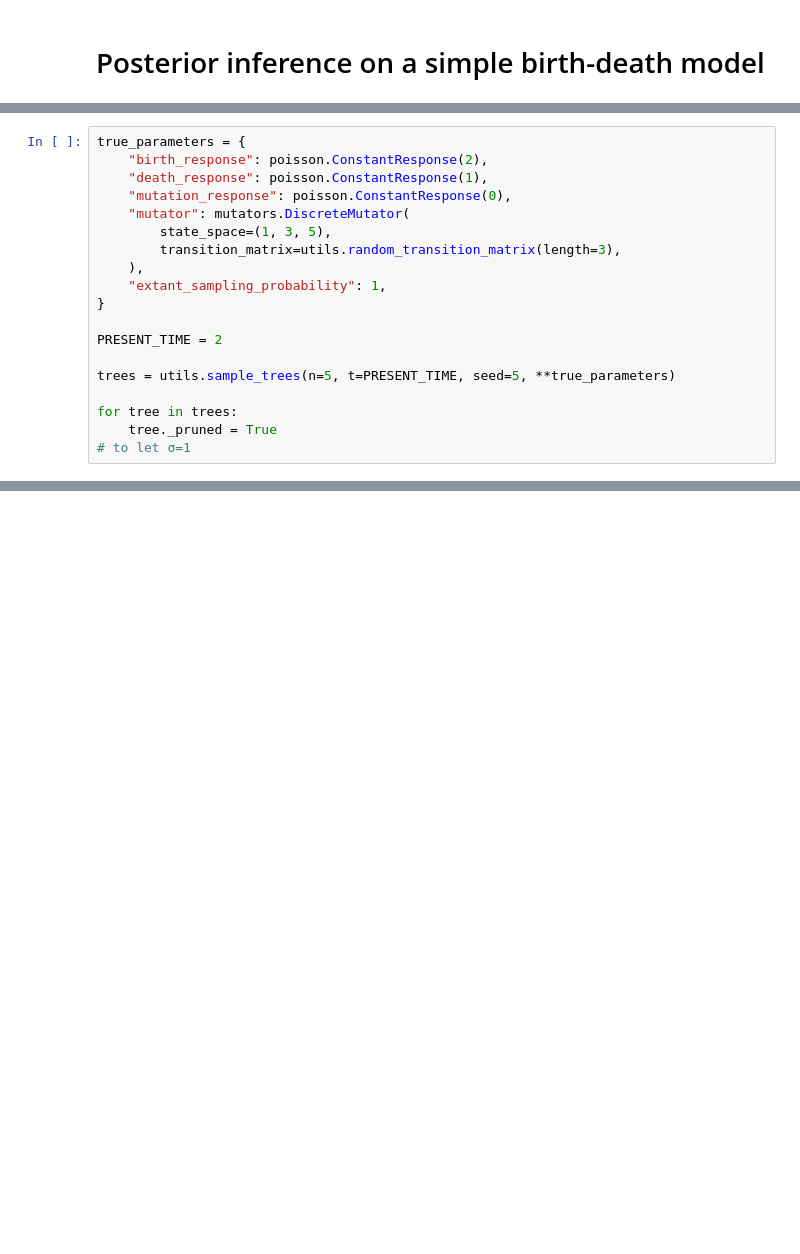
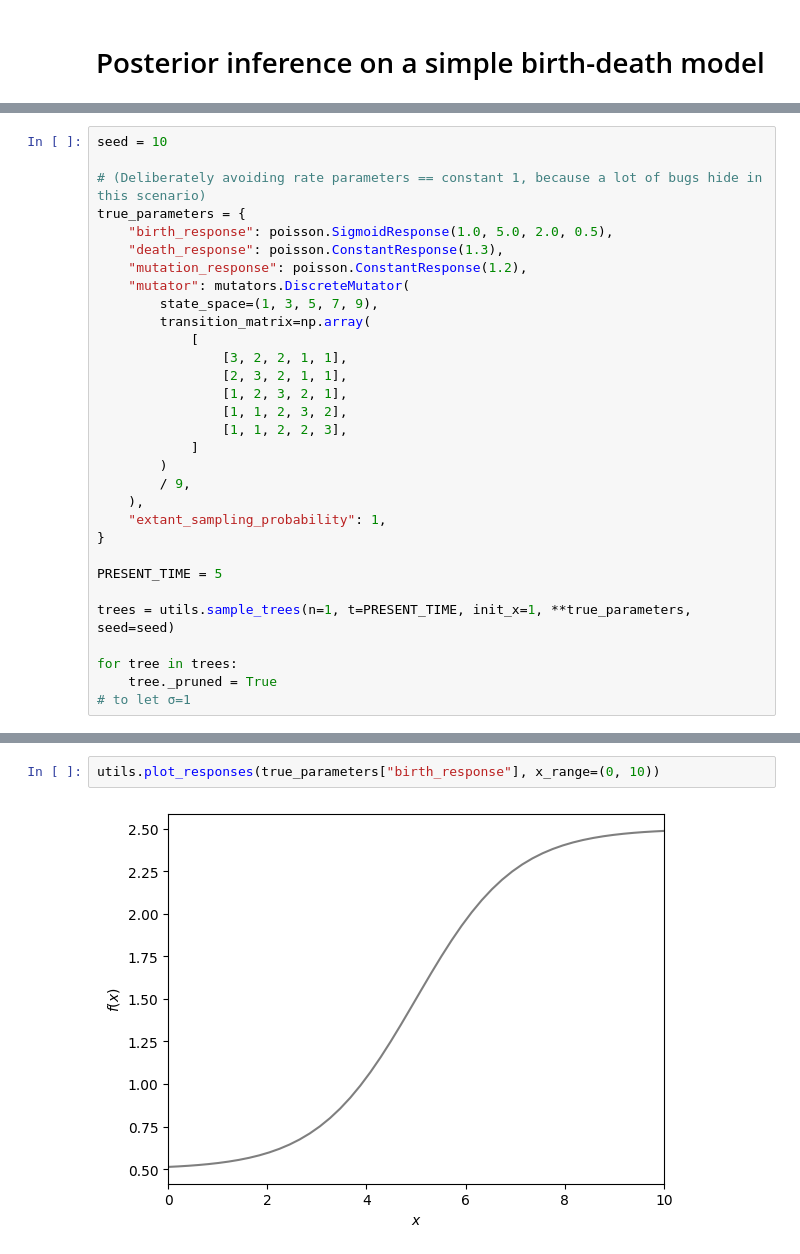
Before and after one commit to matsengrp/gcdyn, a Jupyter notebook: notebooks/inference/birth_death/geweke_test/mcmc-demo.ipynb, the cells around one changed output, grey strips where cells are left out. Drawn from its saved outputs; the diff is of its cells as text; blank space fills up the shorter version.

```diff
--- a/notebooks/inference/birth_death/geweke_test/mcmc-demo.ipynb
+++ b/notebooks/inference/birth_death/geweke_test/mcmc-demo.ipynb
@@ -15,20 +13,32 @@ import pickle
 
 config.update("jax_enable_x64", True)
 # %%
+seed = 10
+
+# (Deliberately avoiding rate parameters == constant 1, because a lot of bugs hide in this scenario)
 true_parameters = {
-    "birth_response": poisson.ConstantResponse(2),
-    "death_response": poisson.ConstantResponse(1),
-    "mutation_response": poisson.ConstantResponse(0),
+    "birth_response": poisson.SigmoidResponse(1.0, 5.0, 2.0, 0.5),
+    "death_response": poisson.ConstantResponse(1.3),
+    "mutation_response": poisson.ConstantResponse(1.2),
     "mutator": mutators.DiscreteMutator(
-        state_space=(1, 3, 5),
-        transition_matrix=utils.random_transition_matrix(length=3),
+        state_space=(1, 3, 5, 7, 9),
+        transition_matrix=np.array(
+            [
+                [3, 2, 2, 1, 1],
+                [2, 3, 2, 1, 1],
+                [1, 2, 3, 2, 1],
+                [1, 1, 2, 3, 2],
+                [1, 1, 2, 2, 3],
+            ]
+        )
+        / 9,
     ),
     "extant_sampling_probability": 1,
 }
 
-PRESENT_TIME = 2
+PRESENT_TIME = 5
 
-trees = utils.sample_trees(n=5, t=PRESENT_TIME, seed=5, **true_parameters)
+trees = utils.sample_trees(n=1, t=PRESENT_TIME, init_x=1, **true_parameters, seed=seed)
 
 for tree in trees:
     tree._pruned = True
@@ -87,0 +49,4 @@ log_likelihood = jit(
+# %%
+utils.plot_responses(true_parameters["birth_response"], x_range=(0, 10))
+# %% [output]
+[figure, added]
```
Also changed, not shown: parts of 11 cells of this notebook, 1 other file.
